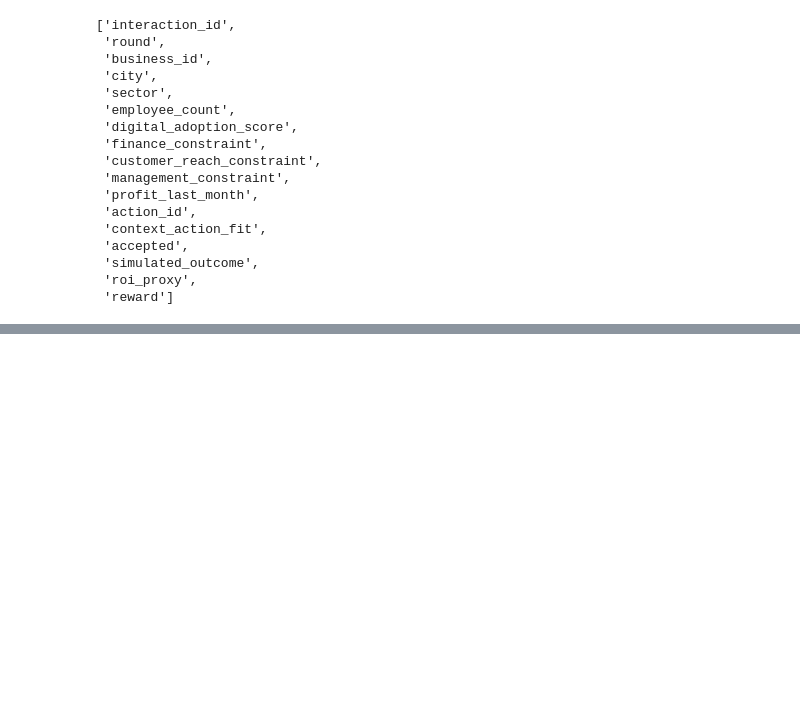
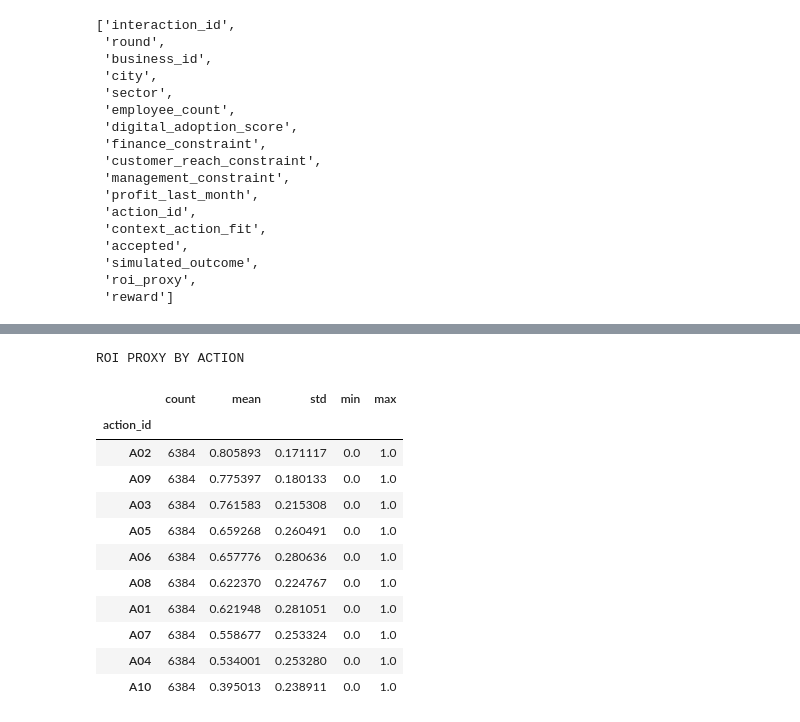
Before and after one commit to Sanjula2005/Final_year_project, a Jupyter notebook: 03_bandit_data_validation.ipynb, the cells around one changed output, grey strips where cells are left out. Cells and saved outputs as stored; diff of their text form; code cells hidden in the pictures; blank space fills up the shorter version.

```diff
--- a/03_bandit_data_validation.ipynb
+++ b/03_bandit_data_validation.ipynb
@@ -217,0 +818,30 @@ dtype: int64
+# %%
+roi_by_action = (
+    bandit_train
+    .groupby("action_id")["roi_proxy"]
+    .agg(
+        count="count",
+        mean="mean",
+        std="std",
+        min="min",
+        max="max"
+    )
+    .sort_values("mean", ascending=False)
+)
+
+print("ROI PROXY BY ACTION")
+display(roi_by_action)
+# %% [output]
+ROI PROXY BY ACTION
+|  | count | mean | std | min | max |
+| action_id |  |  |  |  |  |
+| A02 | 6384 | 0.805893 | 0.171117 | 0.0 | 1.0 |
+| A09 | 6384 | 0.775397 | 0.180133 | 0.0 | 1.0 |
+| A03 | 6384 | 0.761583 | 0.215308 | 0.0 | 1.0 |
+| A05 | 6384 | 0.659268 | 0.260491 | 0.0 | 1.0 |
+| A06 | 6384 | 0.657776 | 0.280636 | 0.0 | 1.0 |
+| A08 | 6384 | 0.622370 | 0.224767 | 0.0 | 1.0 |
+| A01 | 6384 | 0.621948 | 0.281051 | 0.0 | 1.0 |
+| A07 | 6384 | 0.558677 | 0.253324 | 0.0 | 1.0 |
+| A04 | 6384 | 0.534001 | 0.253280 | 0.0 | 1.0 |
+| A10 | 6384 | 0.395013 | 0.238911 | 0.0 | 1.0 |
```
Also changed, not shown: parts of 57 cells of this notebook, 5 other files.
